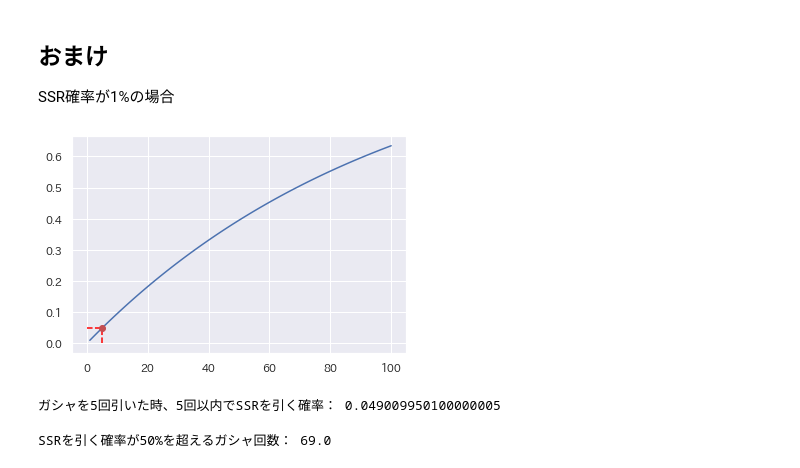
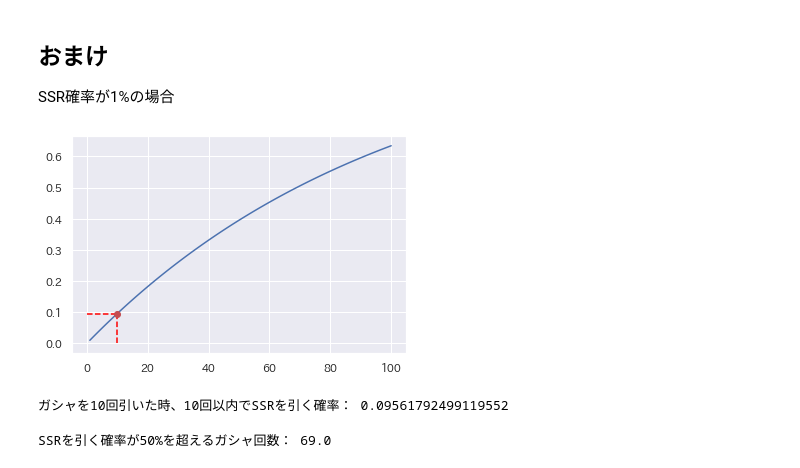
Before and after one commit to Rha1234/statistics, a Jupyter notebook: ガシャ確率.ipynb, the cells around one changed output. Saved outputs shown, nothing was run; the diff lists cells and outputs as text; code cells hidden in the pictures.

```diff
--- a/ガシャ確率.ipynb
+++ b/ガシャ確率.ipynb
@@ -67,26 +67,26 @@ SSR確率が1%の場合
 # %%
 # ガシャを引く回数の数列を生成
 nums = np.arange(1,101,1)
 
 # 生成した数列(確率変数)に対応する累積分布関数の生成
 geom_cdf = sp.stats.geom.cdf(k=nums, p=0.01)
 
-# 5回引いたときの累積密度
-geom_under_5 = sp.stats.geom.cdf(k=5, p=0.01)
+# 10回引いたときの累積密度
+geom_under_10 = sp.stats.geom.cdf(k=10, p=0.01)
 
 # 可視化
 plt.plot(nums, geom_cdf)
-plt.plot(5, geom_under_5, 'ro')
+plt.plot(10, geom_under_10, 'ro')
 
-plt.vlines(x=5, ymin=0, ymax=geom_under_5, linestyles='dashed', color='red')
-plt.hlines(y=geom_under_5, xmin=0, xmax=5, linestyles='dashed', color='red')
+plt.vlines(x=10, ymin=0, ymax=geom_under_10, linestyles='dashed', color='red')
+plt.hlines(y=geom_under_10, xmin=0, xmax=10, linestyles='dashed', color='red')
 plt.savefig('3.png')
 # %% [output]
-[figure, old version]
+[figure, new version]
-# %%
-print('ガシャを5回引いた時、5回以内でSSRを引く確率：', geom_under_5)
-# %% [output]
-ガシャを5回引いた時、5回以内でSSRを引く確率： 0.049009950100000005
+# %%
+print('ガシャを10回引いた時、10回以内でSSRを引く確率：', geom_under_10)
+# %% [output]
+ガシャを10回引いた時、10回以内でSSRを引く確率： 0.09561792499119552
 # %%
 # ガシャを引く回数の数列を生成
 nums = np.arange(1,101,1)
```
Also changed, not shown: parts of 6 cells of this notebook.
